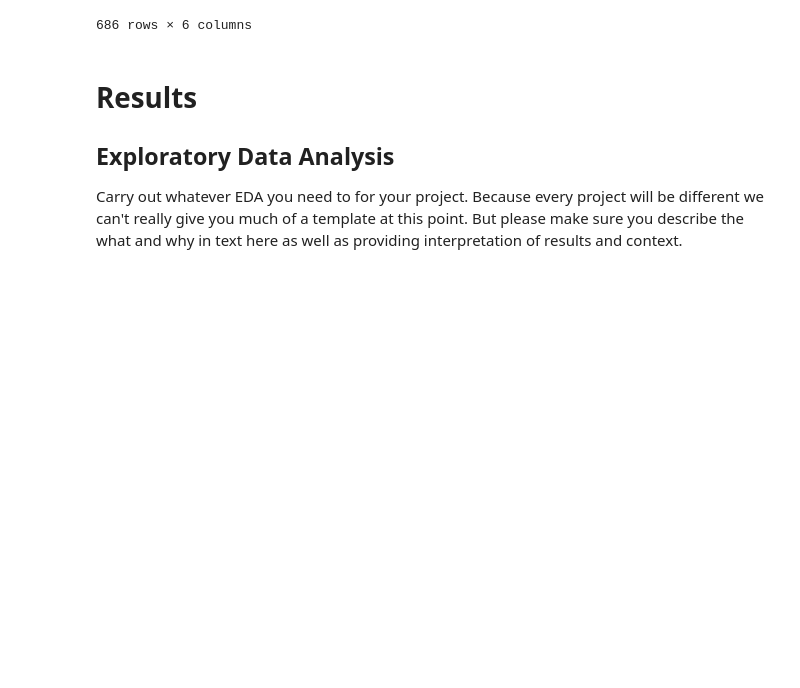
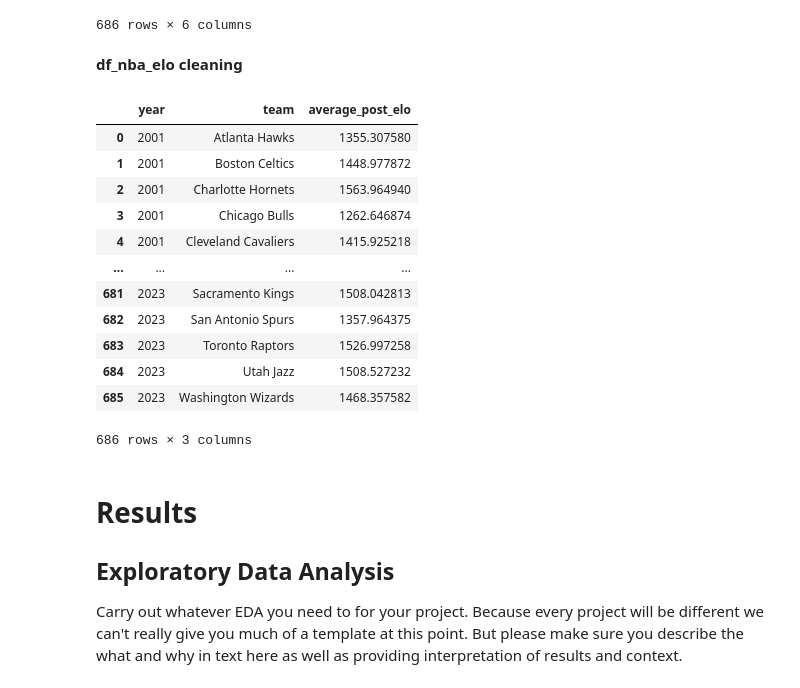
Before and after one commit to katieki/COGS108-Group159-FA24, a Jupyter notebook: EDACheckpoint_Group159-FA24.ipynb, the cells around one changed output. Saved outputs shown, nothing was run; the diff lists cells and outputs as text; code cells hidden in the pictures; blank space fills up the shorter version.

Commit message:
Clean df_nba_elo dataset

```diff
--- a/EDACheckpoint_Group159-FA24.ipynb
+++ b/EDACheckpoint_Group159-FA24.ipynb
@@ -219,3 +219,5 @@ df_att_reports
 | 684 | 2001 | Grizzlies | 563218.0 | 13737.0 | 15822.0 | ... |
 | 685 | 2001 | Rockets | 518555.0 | 12647.0 | 16714.0 | ... |
 686 rows × 6 columns
+# %% [markdown]
+**df_nba_elo cleaning**
@@ -222,3 +274,25 @@ df_att_reports
+# %%
+# Rename columns
+df_nba_elo = df_nba_elo.rename(columns={'team1': 'team', 'season': 'year'})
+
+# Remove rows with the year 2024
+df_nba_elo = df_nba_elo[df_nba_elo['year'] != 2024]
+# %%
+df_nba_elo
+# %% [output]
+|  | year | team | average_post_elo |
+| 0 | 2001 | Atlanta Hawks | 1355.307580 |
+| 1 | 2001 | Boston Celtics | 1448.977872 |
+| 2 | 2001 | Charlotte Hornets | 1563.964940 |
+| 3 | 2001 | Chicago Bulls | 1262.646874 |
+| 4 | 2001 | Cleveland Cavaliers | 1415.925218 |
+| ... | ... | ... | ... |
+| 681 | 2023 | Sacramento Kings | 1508.042813 |
+| 682 | 2023 | San Antonio Spurs | 1357.964375 |
+| 683 | 2023 | Toronto Raptors | 1526.997258 |
+| 684 | 2023 | Utah Jazz | 1508.527232 |
+| 685 | 2023 | Washington Wizards | 1468.357582 |
+686 rows × 3 columns
 # %% [markdown]
 # Results
 
```
Also changed, not shown: parts of 1 cell of this notebook.
